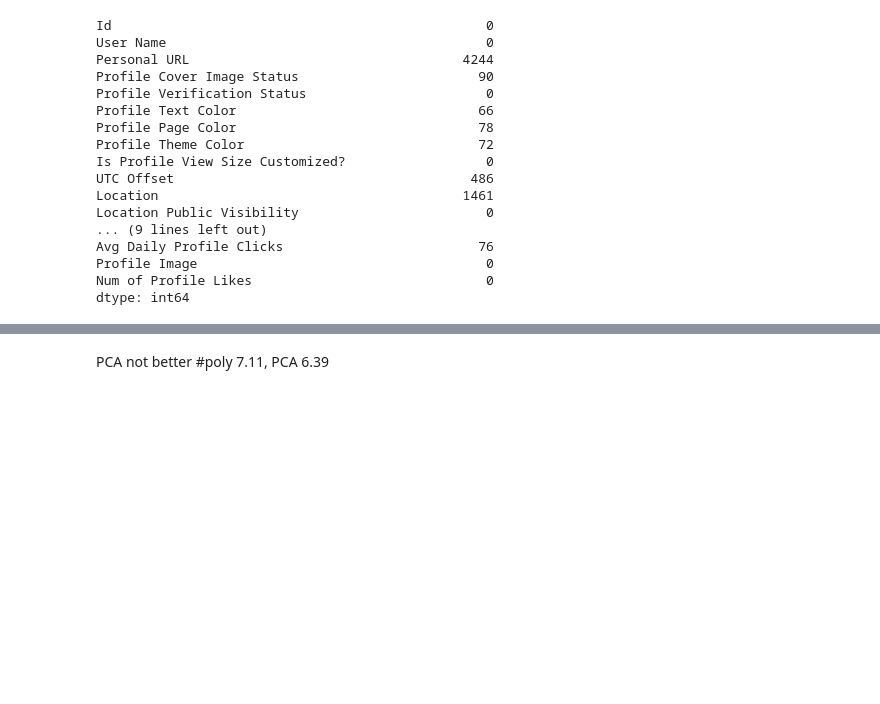
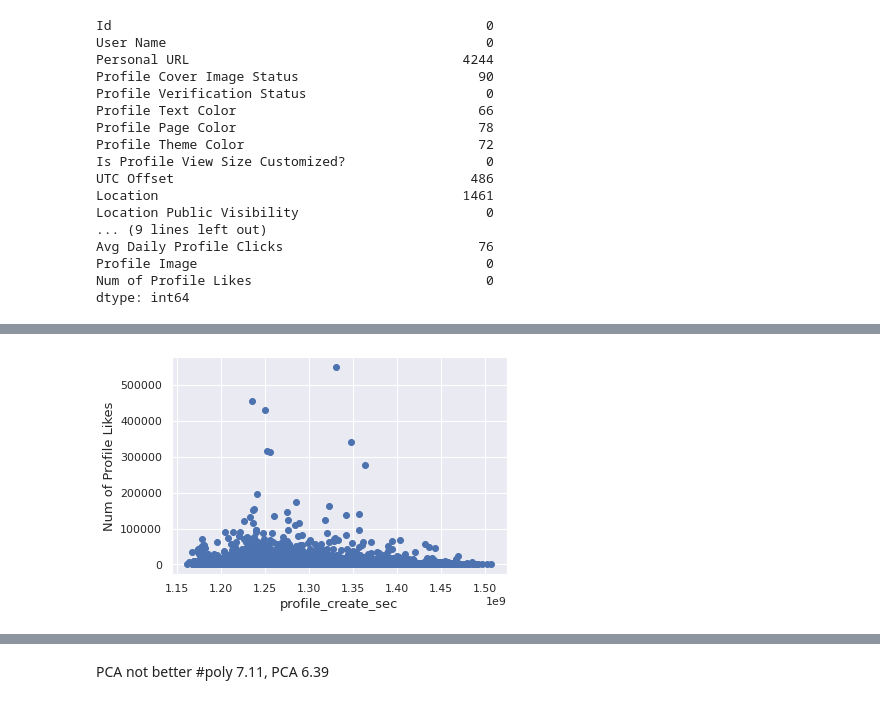
Before and after one commit to annyfan/550, a Jupyter notebook: notebookc80a383385.ipynb, the cells around one changed output, grey strips where cells are left out. Cells and saved outputs as stored; diff of their text form; code cells hidden in the pictures; blank space fills up the shorter version.

```diff
--- a/notebookc80a383385.ipynb
+++ b/notebookc80a383385.ipynb
@@ -127,3 +139,11 @@ dtype: int64
 
 # get the number of seconds to the unix epoch start.
 df_unix_sec = pd.to_datetime(train_df['Profile Creation Timestamp']).astype(int)/ 10**9
+# %%
+fig, ax = plt.subplots()
+ax.scatter(x = df_unix_sec, y = train_df['Num of Profile Likes'])
+plt.ylabel('Num of Profile Likes', fontsize=13)
+plt.xlabel('profile_create_sec', fontsize=13)
+plt.show()
+# %% [output]
+[figure, added]
```
Also changed, not shown: parts of 35 cells of this notebook.
